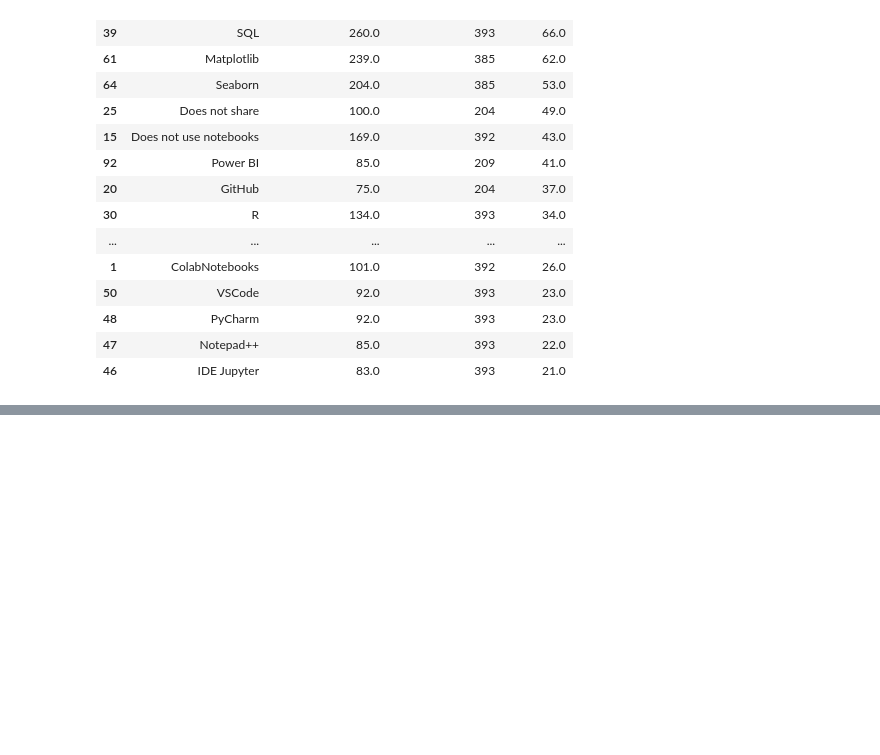
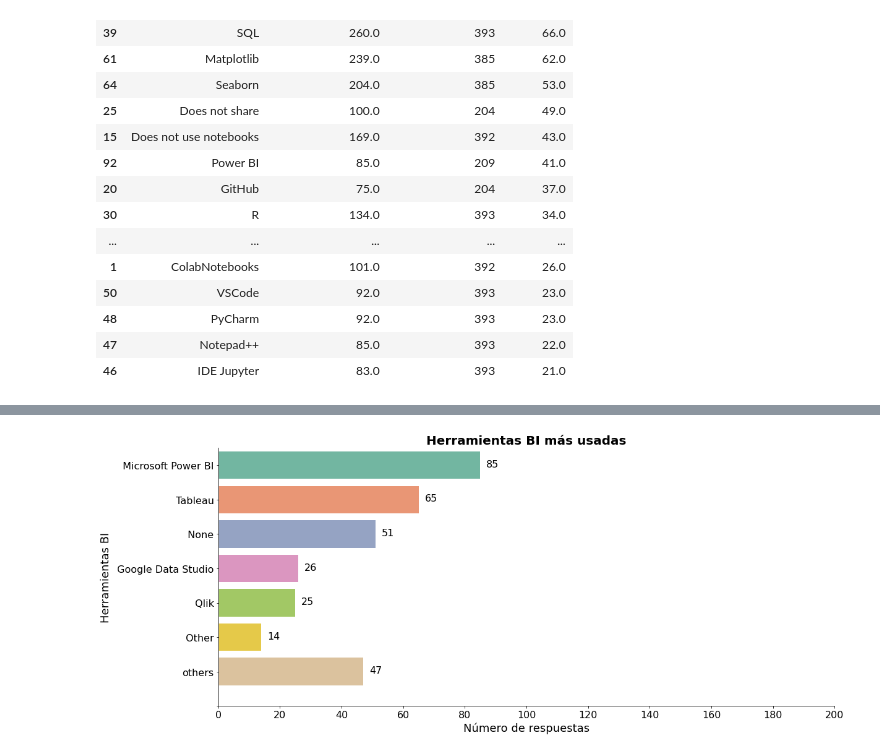
Before and after one commit to Adalab/project-da-promo-d-module-2-team-2-, a Jupyter notebook: notebooks/visualizacion.ipynb, the cells around one changed output, grey strips where cells are left out. Saved outputs shown, nothing was run; the diff lists cells and outputs as text; code cells hidden in the pictures; blank space fills up the shorter version.

```diff
--- a/notebooks/visualizacion.ipynb
+++ b/notebooks/visualizacion.ipynb
@@ -847,0 +881,6 @@ df_eu_BI
+# %%
+df_BI_eu = df_eu.copy()
+# %%
+df_BI_eu['BI_tools'] = df_BI_eu['BI_tools'].apply(lambda x: x.split(',') if type(x) == str else x)
+df_BI_eu = df_BI_eu.explode('BI_tools')
+df_BI_eu.head(6)
@@ -847,0 +895,4 @@ df_eu_BI
+# %%
+df_BI_eu_freq = df_BI_eu.stb.freq(['BI_tools'], thresh= 85)
+df_BI_eu_freq['percent'] = round(df_BI_eu_freq['percent'], 0)
+df_BI_eu_freq
@@ -847,0 +908,28 @@ df_eu_BI
+# %%
+plt.figure(figsize=(17, 7))
+
+fig=sns.barplot(y = 'BI_tools', x= "count", data=df_BI_eu_freq, palette='Set2')
+
+fig.set_title('Herramientas BI más usadas', fontsize = 20, fontweight = 'bold')
+
+fig.spines[["top", "right"]].set_visible(False)
+
+fig.set_xlabel (xlabel = "Número de respuestas", fontsize = 18)
+fig.set_ylabel (ylabel = "Herramientas BI", fontsize = 18)
+
+fig.set(xticks = [0, 20, 40, 60, 80, 100, 120, 140, 160, 180, 200])
+fig.set(yticks = [0, 1, 2, 3, 4, 5, 6, 7])
+fig.set_xticklabels(labels = [0, 20, 40, 60, 80, 100, 120, 140, 160, 180, 200], size=16)
+fig.set_yticklabels(labels = fig.get_yticklabels(), size=16)
+
+# para poner etiquetas encima de las barras
+for indice, valor in enumerate(df_BI_eu_freq["count"]):
+    plt.text(valor+2, indice+0.05, valor,
+             horizontalalignment='left', # para colocarlo en el centro de la barra
+             fontsize= 16)
+
+plt.tight_layout()
+
+plt.show()
+# %% [output]
+[figure, added]
```
Also changed, not shown: parts of 12 cells of this notebook.
